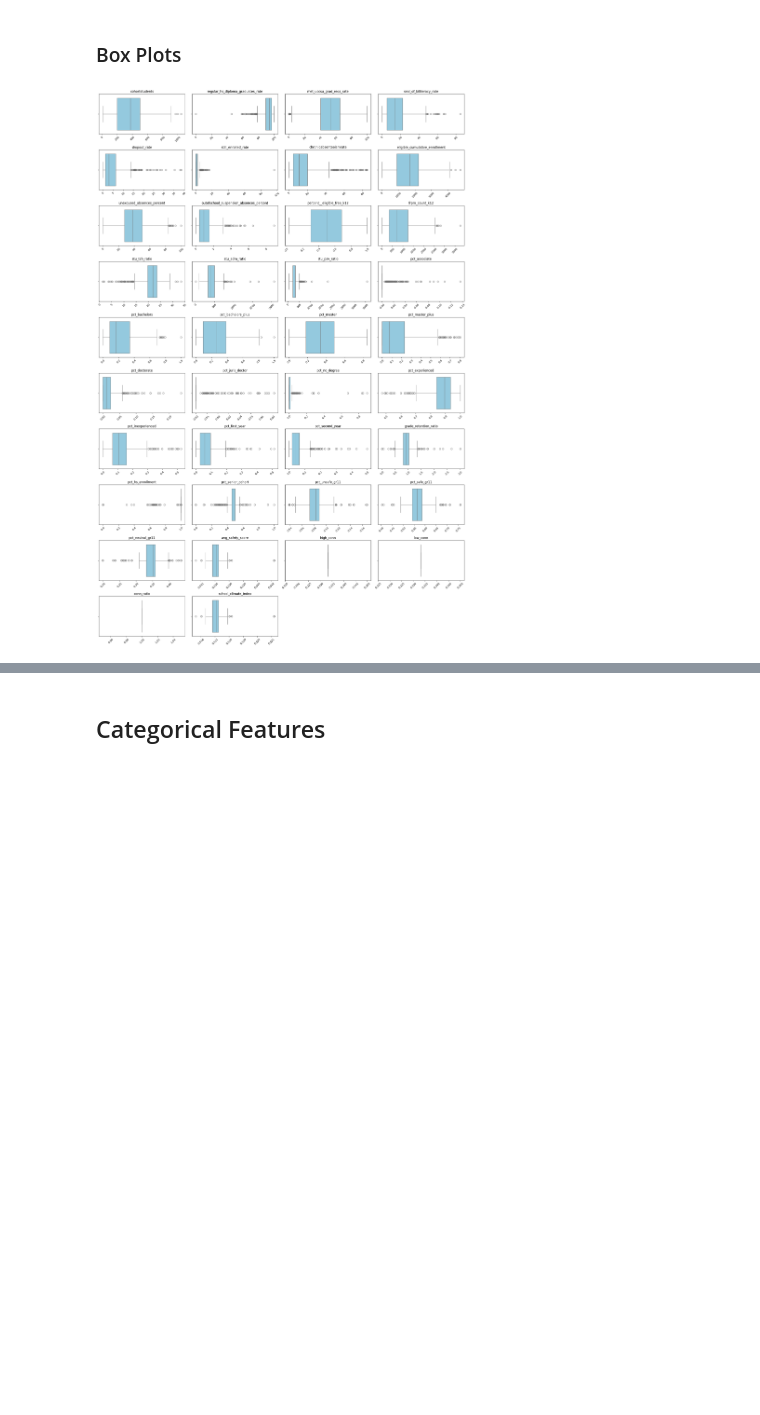
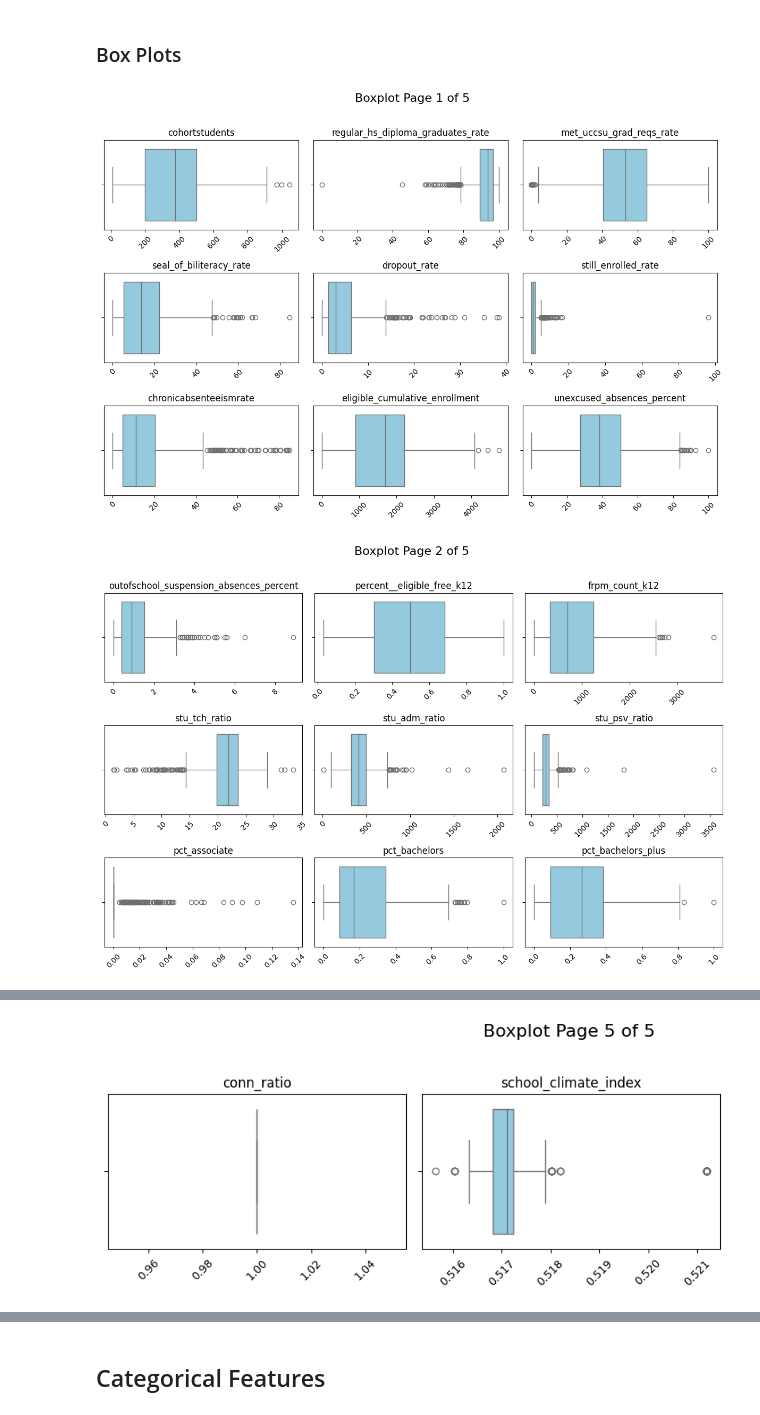
Before and after one commit to junclemente/ads599-capstone_project, a Jupyter notebook: library/02_data_exploration-univariate.ipynb, the cells around one changed output, grey strips where cells are left out. Drawn from its saved outputs; the diff is of its cells as text; code cells hidden in the pictures; blank space fills up the shorter version.

```diff
--- a/library/02_data_exploration-univariate.ipynb
+++ b/library/02_data_exploration-univariate.ipynb
@@ -175,18 +174,0 @@ df_num.describe().T
-# %%
-n_cols = 4
-n_rows = 10
-
-fig, axes = plt.subplots(n_rows, n_cols, figsize=(20, 30))
-axes = axes.flatten()
-
-for i, col in enumerate(num_cols[: n_cols * n_rows]):
-    sns.histplot(df[col], kde=True, ax=axes[i])
-    axes[i].tick_params(axis="x", rotation=45)
-
-# hide unused subplots if there are fewer features than grid spots
-for j in range(i + 1, n_cols * n_rows):
-    axes[j].set_visible(False)
-
-
-plt.tight_layout()
-plt.show()
@@ -195,23 +251,32 @@ plt.show()
 # %% [markdown]
 ### Box Plots
 # %%
-n_cols = 4
-n_rows = 10
+n_cols = 3    # number of columns per page
+n_rows = 3    # number of rows per page
+plots_per_page = n_cols * n_rows
+num_pages = math.ceil(len(num_cols) / plots_per_page)
 
-fig, axes = plt.subplots(n_rows, n_cols, figsize=(20, 30))
-axes = axes.flatten()
+for page in range(num_pages):
+    start = page * plots_per_page
+    end = start + plots_per_page
+    subset = num_cols[start:end]
 
-for i, col in enumerate(num_cols[: n_cols * n_rows]):
-    sns.boxplot(x=df[col], ax=axes[i], color='skyblue')
-    axes[i].set_title(col)
-    axes[i].set_xlabel('')
-    axes[i].tick_params(axis="x", rotation=45)
+    fig, axes = plt.subplots(n_rows, n_cols, figsize=(12, 8))
+    axes = axes.flatten()
 
-# hide unused subplots if there are fewer features than grid spots
-for j in range(i + 1, n_cols * n_rows):
-    axes[j].set_visible(False)
+    for i, col in enumerate(subset):
+        sns.boxplot(x=df[col], ax=axes[i], color='skyblue')
+        axes[i].set_title(col)
+        axes[i].set_xlabel('')
+        axes[i].tick_params(axis="x", rotation=45)
 
-plt.tight_layout()
-plt.show()
+    # Hide any unused subplots on the last page
+    for j in range(len(subset), len(axes)):
+        axes[j].set_visible(False)
+
+    plt.suptitle(f"Boxplot Page {page + 1} of {num_pages}", fontsize=16, y=1.02)
+    plt.tight_layout()
+    plt.show()
 # %% [output]
-[figure, old version]
+[figure, new version]
+[figure, added]
@@ -217,0 +285 @@ plt.show()
+[figure, added]
```
Also changed, not shown: parts of 30 cells of this notebook.
